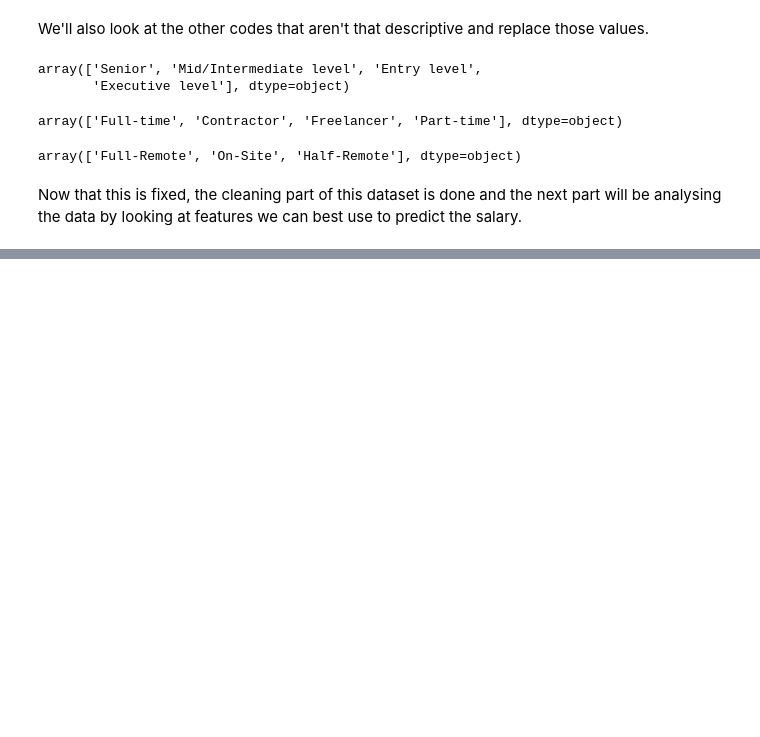
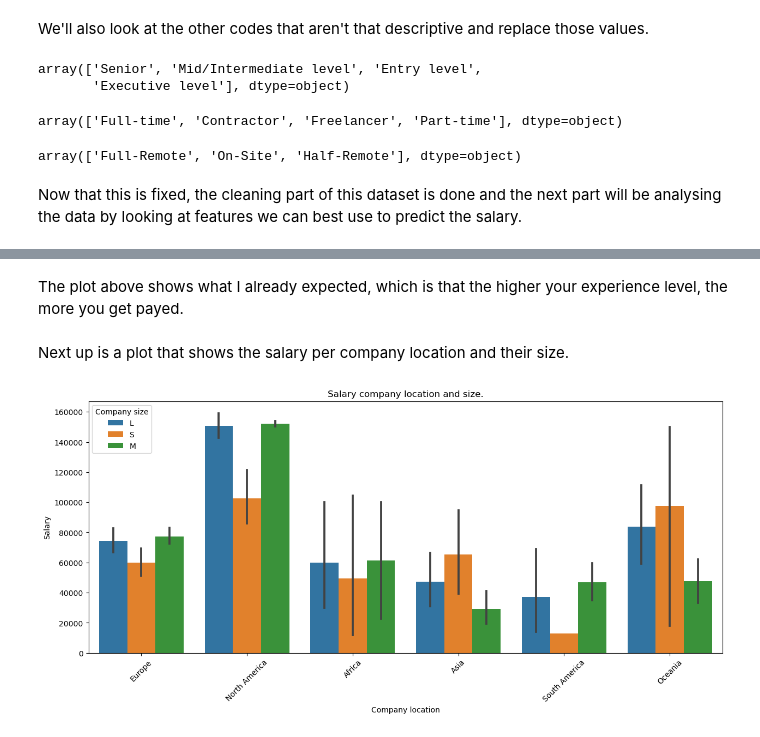
Before and after one commit to jarnoweemen/ML_Practice_Assignments, a Jupyter notebook: Practice 1/practice 1 - Jarno Weemen.ipynb, the cells around one changed output, grey strips where cells are left out. Saved outputs shown, nothing was run; the diff lists cells and outputs as text; code cells hidden in the pictures; blank space fills up the shorter version.

```diff
--- a/Practice 1/practice 1 - Jarno Weemen.ipynb
+++ b/Practice 1/practice 1 - Jarno Weemen.ipynb
@@ -215,0 +260,16 @@ array(['Senior'], dtype='<U22')
+# %% [markdown]
+The plot above shows what I already expected, which is that the higher your experience level, the more you get payed.
+# %% [markdown]
+Next up is a plot that shows the salary per company location and their size.
+# %%
+plt.figure(figsize=(15,6))
+plt.ticklabel_format(style='plain', axis='y')
+plt.xticks(rotation=45)
+sns.barplot(data=df_salaries, x="company_location", y="salary_in_usd", hue="company_size")
+plt.title("Salary company location and size.")
+plt.legend(title="Company size")
+plt.xlabel("Company location")
+plt.ylabel("Salary")
+plt.show()
+# %% [output]
+[figure, added]
```
Also changed, not shown: parts of 16 cells of this notebook.
